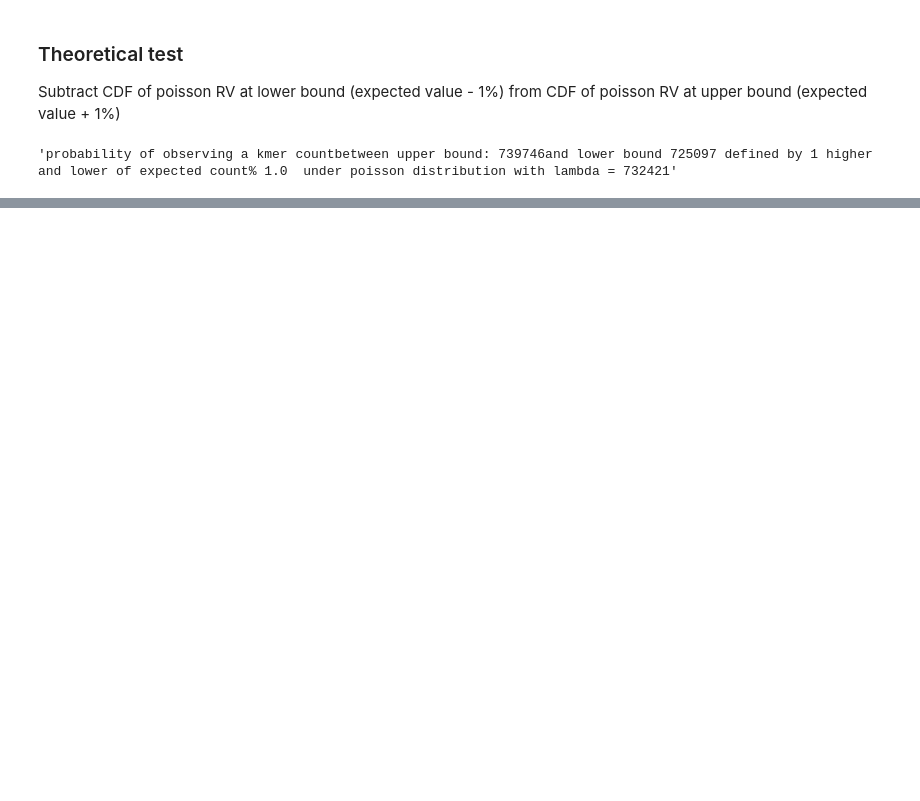
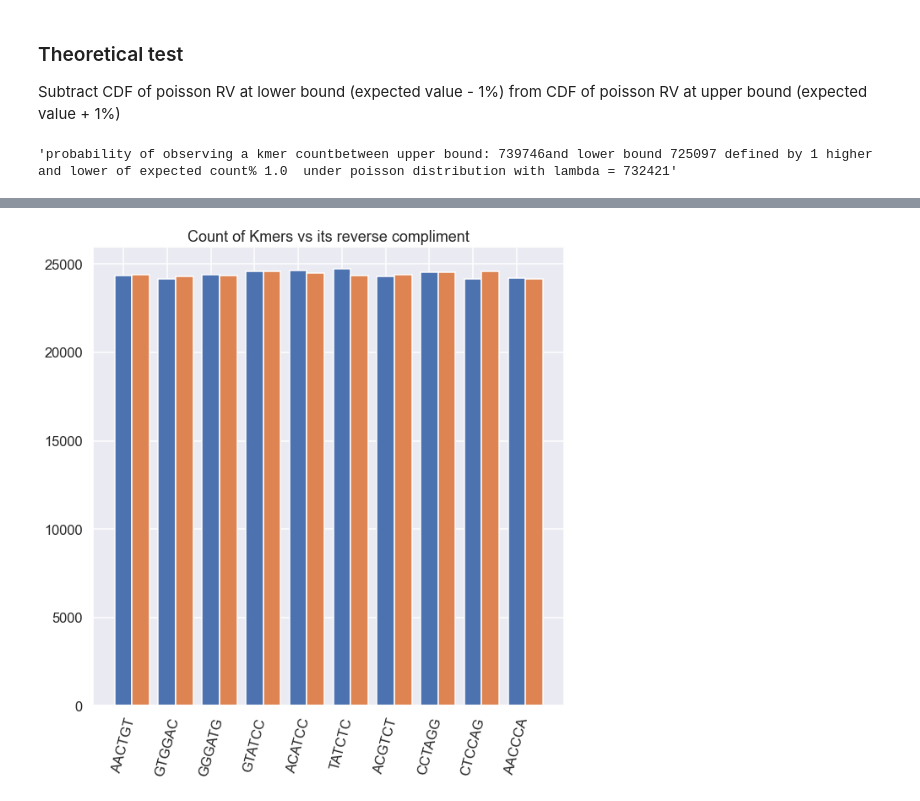
Before and after one commit to phil-fradkin/random_repo, a Jupyter notebook: 01_prov_rev_comp/Investigate_kmer_count_differences.ipynb, the cells around one changed output, grey strips where cells are left out. Saved outputs shown, nothing was run; the diff lists cells and outputs as text; code cells hidden in the pictures; blank space fills up the shorter version.

Commit message:
added an empirical data generation test just to confirm that kmers and their rc counts are not more likely to be counted together than apart

```diff
--- a/01_prov_rev_comp/Investigate_kmer_count_differences.ipynb
+++ b/01_prov_rev_comp/Investigate_kmer_count_differences.ipynb
@@ -79,3 +82,13 @@ and lower bound {int(lower_k)}\
  under poisson distribution with lambda = {int(expected_count)}"
 # %% [output]
 'probability of observing a kmer countbetween upper bound: 739746and lower bound 725097 defined by 1 higher and lower of expected count% 1.0  under poisson distribution with lambda = 732421'
+# %%
+kernel_size=6
+kmer_count = {"".join(x):0 for x in product(['A','C','T','G'], repeat=kernel_size)}
+fgenome = np.random.choice(['A', 'C', 'T', 'G'], 100000000)
+# %%
+%timeit
+for i in range(len(fgenome) - kernel_size):
+    if i%10000000 == 0:
+        print(i)
+    kmer_count["".join(fgenome[i:i+kernel_size])] += 1
@@ -81,0 +113,17 @@ and lower bound {int(lower_k)}\
+# %%
+random_kmers = np.random.choice(list(kmer_count.keys()), 10)
+rc_dict = {
+    "A":"T",
+    'T':'A',
+    'G':'C',
+    'C':'G',
+}
+plt.figure(figsize=(10,10))
+rc_random_kmers = ["".join([rc_dict[a] for a in x][::-1]) for x in random_kmers]
+plt.bar(range(len(rc_random_kmers)), [kmer_count[x] for x in rc_random_kmers], width=.4)
+plt.bar(np.arange(.4, len(random_kmers)+.4, 1), [kmer_count[x] for x in random_kmers], width=.4)
+plt.xticks(labels=random_kmers, ticks=np.arange(len(random_kmers)), rotation=75);
+plt.title('Count of Kmers vs its reverse compliment')
+plt.savefig("bar_kmer_rc_counts.png")
+# %% [output]
+[figure, added]
```
Also changed, not shown: parts of 7 cells of this notebook, 5 other files.
